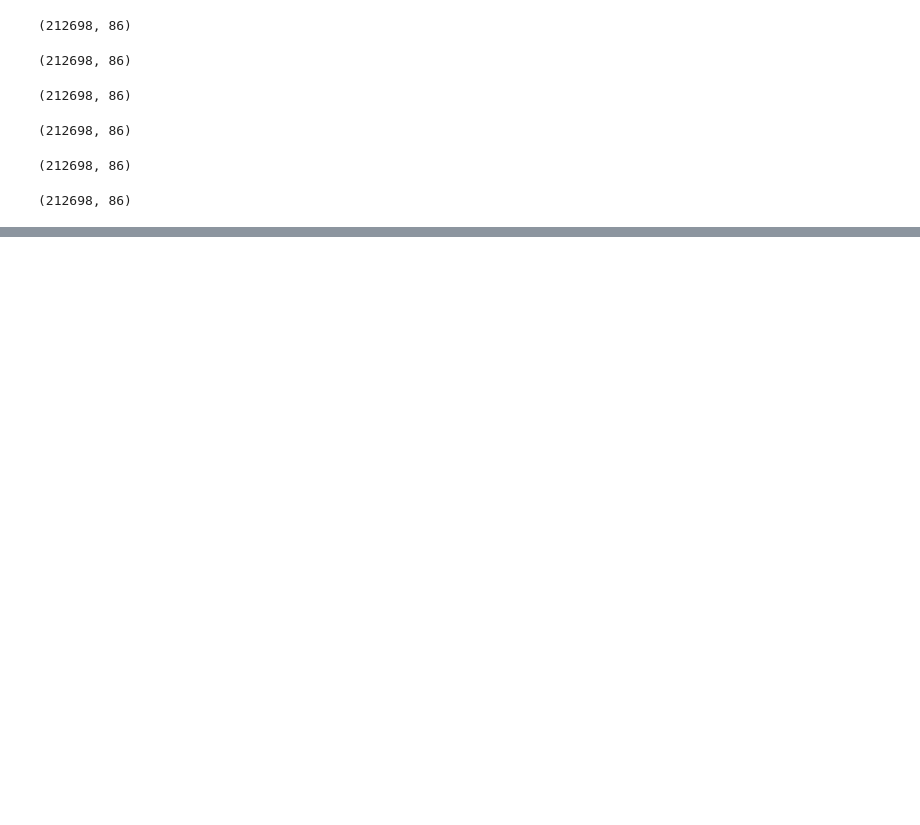
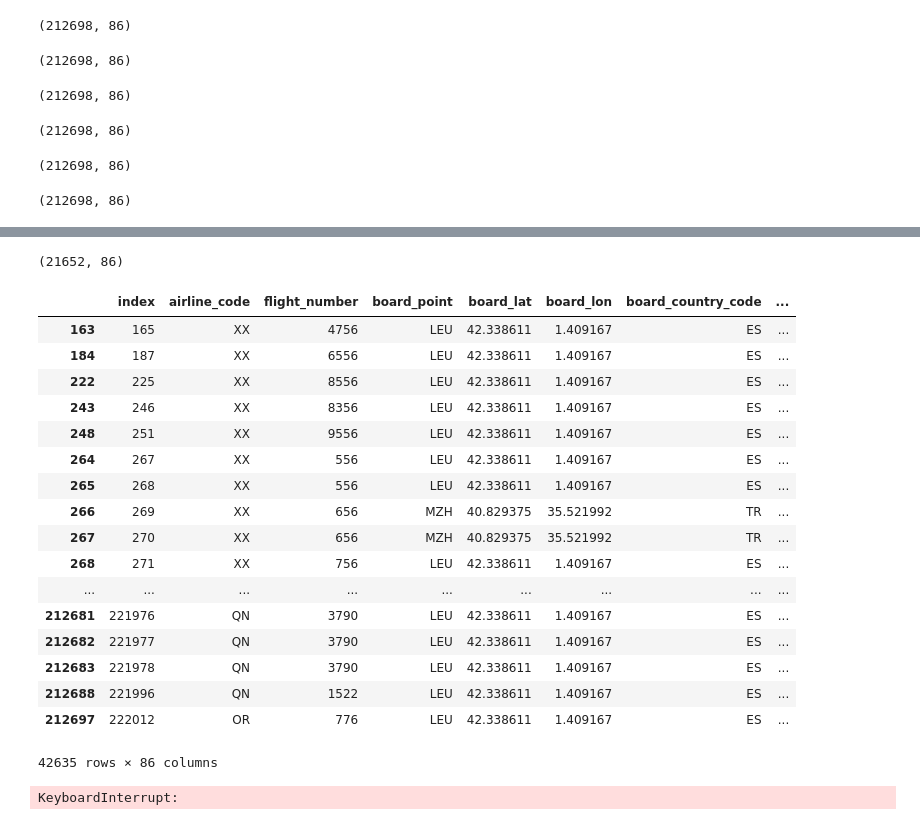
Before and after one commit to EMayorga/TFM, a Jupyter notebook: WeatherScriptv02.ipynb, the cells around one changed output, grey strips where cells are left out. Drawn from its saved outputs; the diff is of its cells as text; code cells hidden in the pictures; blank space fills up the shorter version.

```diff
--- a/WeatherScriptv02.ipynb
+++ b/WeatherScriptv02.ipynb
@@ -625,0 +719,27 @@ weatherdf[weatherdf["type"]=="TAVG"]
+# %%
+vuelos.to_csv('vuelos.csv', sep=',', index=False)
+vuelosSinTAVG_o = vuelos[vuelos.TAVG_o==9999.0]
+vuelosSinTAVG_o.shape
+# %% [output]
+(21652, 86)
+# %%
+vuelos[(vuelos.TMAX_o!=9999.0 )&(vuelos.TMAX_d!=9999.0 )&(vuelos.PRCP_o!=9999.0 )&(vuelos.PRCP_d!=9999.0 )&(vuelos.TMIN_o!=9999.0 )&(vuelos.TMIN_d!=9999.0 )]
+# %% [output]
+|  | index | airline_code | flight_number | board_point | board_lat | board_lon | board_country_code | ... |
+| 163 | 165 | XX | 4756 | LEU | 42.338611 | 1.409167 | ES | ... |
+| 184 | 187 | XX | 6556 | LEU | 42.338611 | 1.409167 | ES | ... |
+| 222 | 225 | XX | 8556 | LEU | 42.338611 | 1.409167 | ES | ... |
+| 243 | 246 | XX | 8356 | LEU | 42.338611 | 1.409167 | ES | ... |
+| 248 | 251 | XX | 9556 | LEU | 42.338611 | 1.409167 | ES | ... |
+| 264 | 267 | XX | 556 | LEU | 42.338611 | 1.409167 | ES | ... |
+| 265 | 268 | XX | 556 | LEU | 42.338611 | 1.409167 | ES | ... |
+| 266 | 269 | XX | 656 | MZH | 40.829375 | 35.521992 | TR | ... |
+| 267 | 270 | XX | 656 | MZH | 40.829375 | 35.521992 | TR | ... |
+| 268 | 271 | XX | 756 | LEU | 42.338611 | 1.409167 | ES | ... |
+| ... | ... | ... | ... | ... | ... | ... | ... | ... |
+| 212681 | 221976 | QN | 3790 | LEU | 42.338611 | 1.409167 | ES | ... |
+| 212682 | 221977 | QN | 3790 | LEU | 42.338611 | 1.409167 | ES | ... |
+| 212683 | 221978 | QN | 3790 | LEU | 42.338611 | 1.409167 | ES | ... |
+| 212688 | 221996 | QN | 1522 | LEU | 42.338611 | 1.409167 | ES | ... |
+| 212697 | 222012 | OR | 776 | LEU | 42.338611 | 1.409167 | ES | ... |
+42635 rows × 86 columns
@@ -625,0 +771,4 @@ weatherdf[weatherdf["type"]=="TAVG"]
+# %%
+stationsTAVG = stationsTAVG.apply(lambda x: applylats(x),axis = 1)
+# %% [output]
+KeyboardInterrupt:
```
Also changed, not shown: parts of 24 cells of this notebook.
